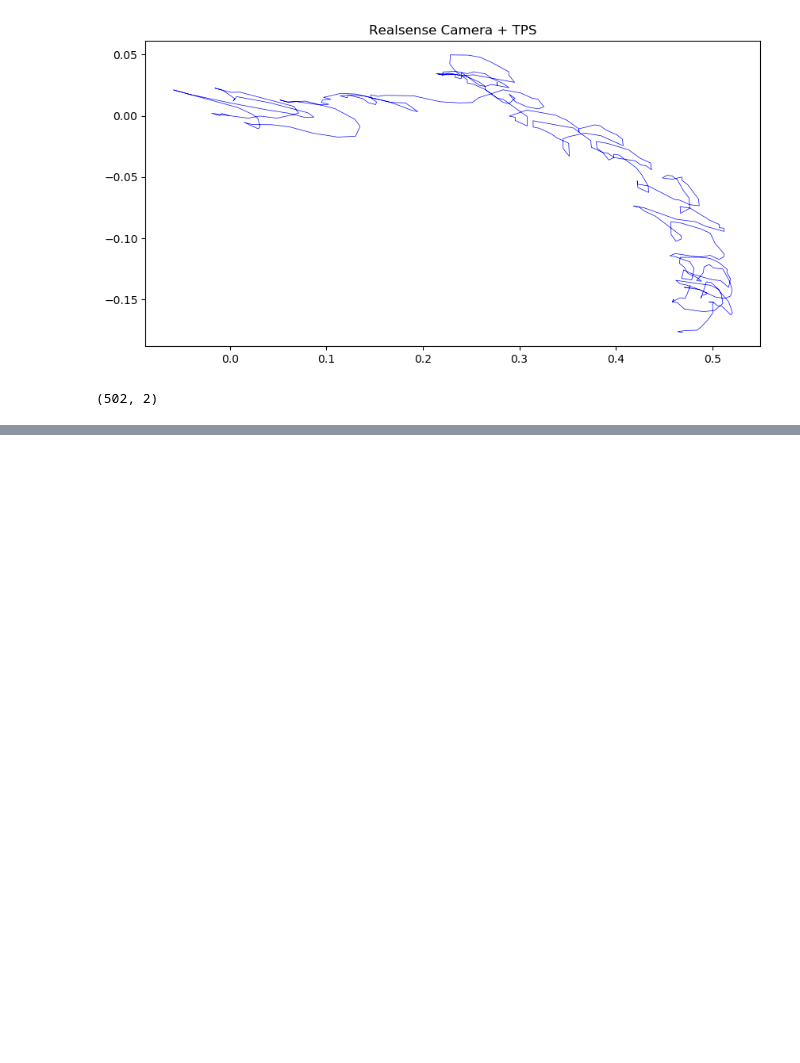
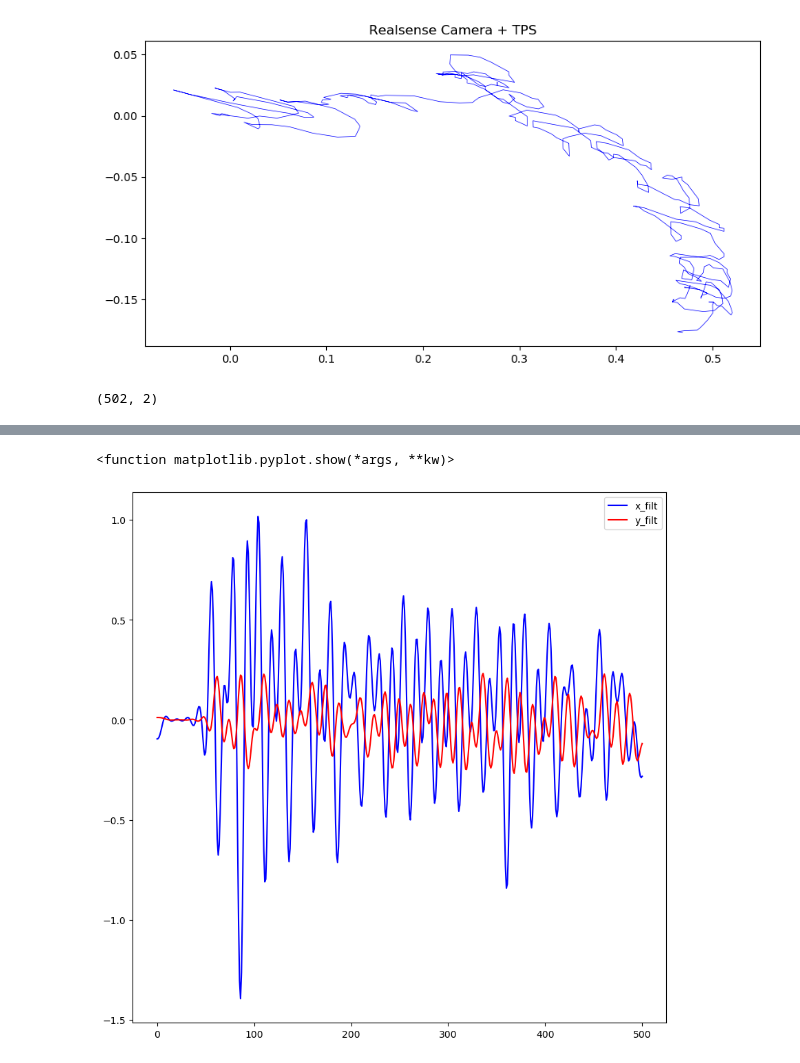
Before and after one commit to kaseungyup/Snapbot-Data-Collection, a Jupyter notebook: transformation.ipynb, the cells around one changed output, grey strips where cells are left out. Cells and saved outputs as stored; diff of their text form; code cells hidden in the pictures; blank space fills up the shorter version.

```diff
--- a/transformation.ipynb
+++ b/transformation.ipynb
@@ -147,0 +169,20 @@ print(rs_vel_data[:500])
+# %%
+from scipy import signal
+
+x_vel = rs_vel_data[:,0]
+y_vel = rs_vel_data[:,1]
+
+b, a = signal.ellip(4, 0.01, 120, 0.125)
+
+x_filt = signal.filtfilt(b, a, x_vel, method="gust")
+y_filt = signal.filtfilt(b, a, y_vel, method="gust")
+
+fig = plt.figure(figsize=(10,10))
+# plt.plot(x_vel, 'k-', label='x)
+plt.plot(x_filt, 'b-', label='x_filt')
+plt.plot(y_filt, 'r-', label='y_filt')
+plt.legend(loc='best')
+plt.show
+# %% [output]
+<function matplotlib.pyplot.show(*args, **kw)>
+[figure, added]
```
Also changed, not shown: parts of 5 cells of this notebook, 1 other file.
